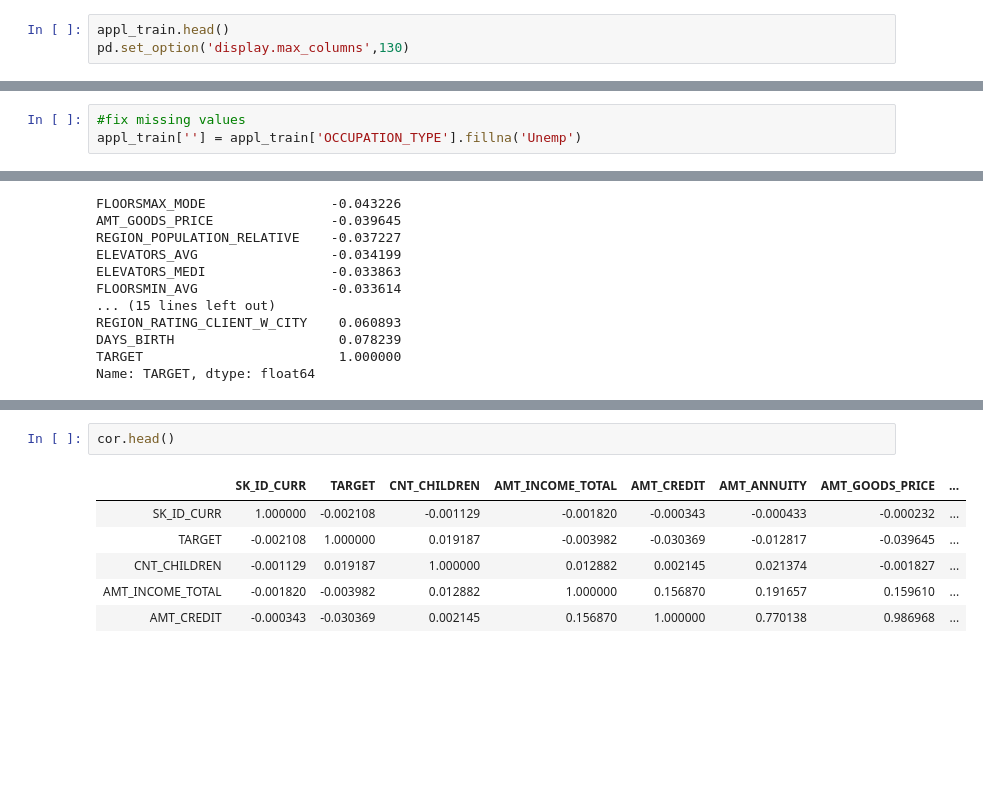
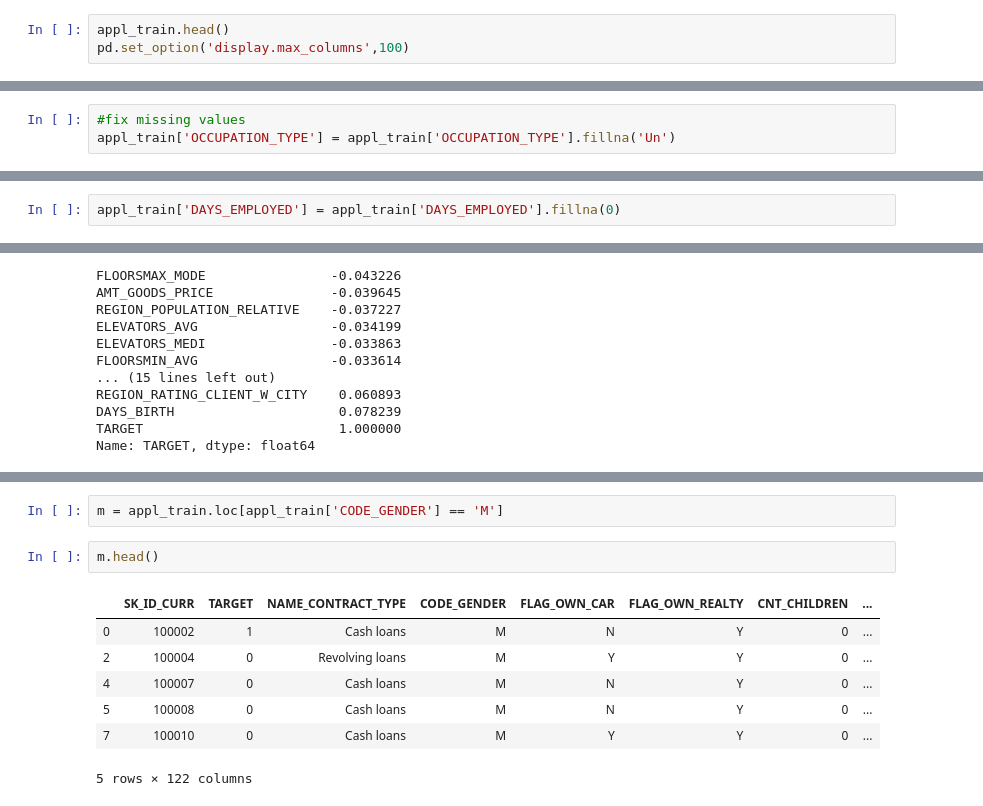
Before and after one commit to adelelezaj/HomeCreditRisk, a Jupyter notebook: Home-Credit-LR.ipynb, the cells around one changed output, grey strips where cells are left out. Drawn from its saved outputs; the diff is of its cells as text; blank space fills up the shorter version.

```diff
--- a/Home-Credit-LR.ipynb
+++ b/Home-Credit-LR.ipynb
@@ -88,4 +71,4 @@ appl_train['TARGET'].astype(int).plot.hist() #try and make a pie chart to see
 ##cheking for the null values
 # %%
 appl_train.head()
-pd.set_option('display.max_columns',130)
+pd.set_option('display.max_columns',100)
@@ -122,4 +96,4 @@ OCCUPATION_TYPE                 31.345545
 dtype: float64
 # %%
 #fix missing values
-appl_train[''] = appl_train['OCCUPATION_TYPE'].fillna('Unemp')
+appl_train['OCCUPATION_TYPE'] = appl_train['OCCUPATION_TYPE'].fillna('Un')
@@ -138,0 +100,2 @@ Name: OCCUPATION_TYPE, Length: 307511, dtype: object
+# %%
+appl_train['DAYS_EMPLOYED'] = appl_train['DAYS_EMPLOYED'].fillna(0)
@@ -260,9 +220,12 @@ cor = appl_train.corr()
+# %%
+m = appl_train.loc[appl_train['CODE_GENDER'] == 'M']
 # %%
-cor.head()
+m.head()
 # %% [output]
-|  | SK_ID_CURR | TARGET | CNT_CHILDREN | AMT_INCOME_TOTAL | AMT_CREDIT | AMT_ANNUITY | AMT_GOODS_PRICE | ... |
-| SK_ID_CURR | 1.000000 | -0.002108 | -0.001129 | -0.001820 | -0.000343 | -0.000433 | -0.000232 | ... |
-| TARGET | -0.002108 | 1.000000 | 0.019187 | -0.003982 | -0.030369 | -0.012817 | -0.039645 | ... |
-| CNT_CHILDREN | -0.001129 | 0.019187 | 1.000000 | 0.012882 | 0.002145 | 0.021374 | -0.001827 | ... |
-| AMT_INCOME_TOTAL | -0.001820 | -0.003982 | 0.012882 | 1.000000 | 0.156870 | 0.191657 | 0.159610 | ... |
-| AMT_CREDIT | -0.000343 | -0.030369 | 0.002145 | 0.156870 | 1.000000 | 0.770138 | 0.986968 | ... |
+|  | SK_ID_CURR | TARGET | NAME_CONTRACT_TYPE | CODE_GENDER | FLAG_OWN_CAR | FLAG_OWN_REALTY | CNT_CHILDREN | ... |
+| 0 | 100002 | 1 | Cash loans | M | N | Y | 0 | ... |
+| 2 | 100004 | 0 | Revolving loans | M | Y | Y | 0 | ... |
+| 4 | 100007 | 0 | Cash loans | M | N | Y | 0 | ... |
+| 5 | 100008 | 0 | Cash loans | M | N | Y | 0 | ... |
+| 7 | 100010 | 0 | Cash loans | M | Y | Y | 0 | ... |
+5 rows × 122 columns
```
Also changed, not shown: parts of 95 cells of this notebook.
